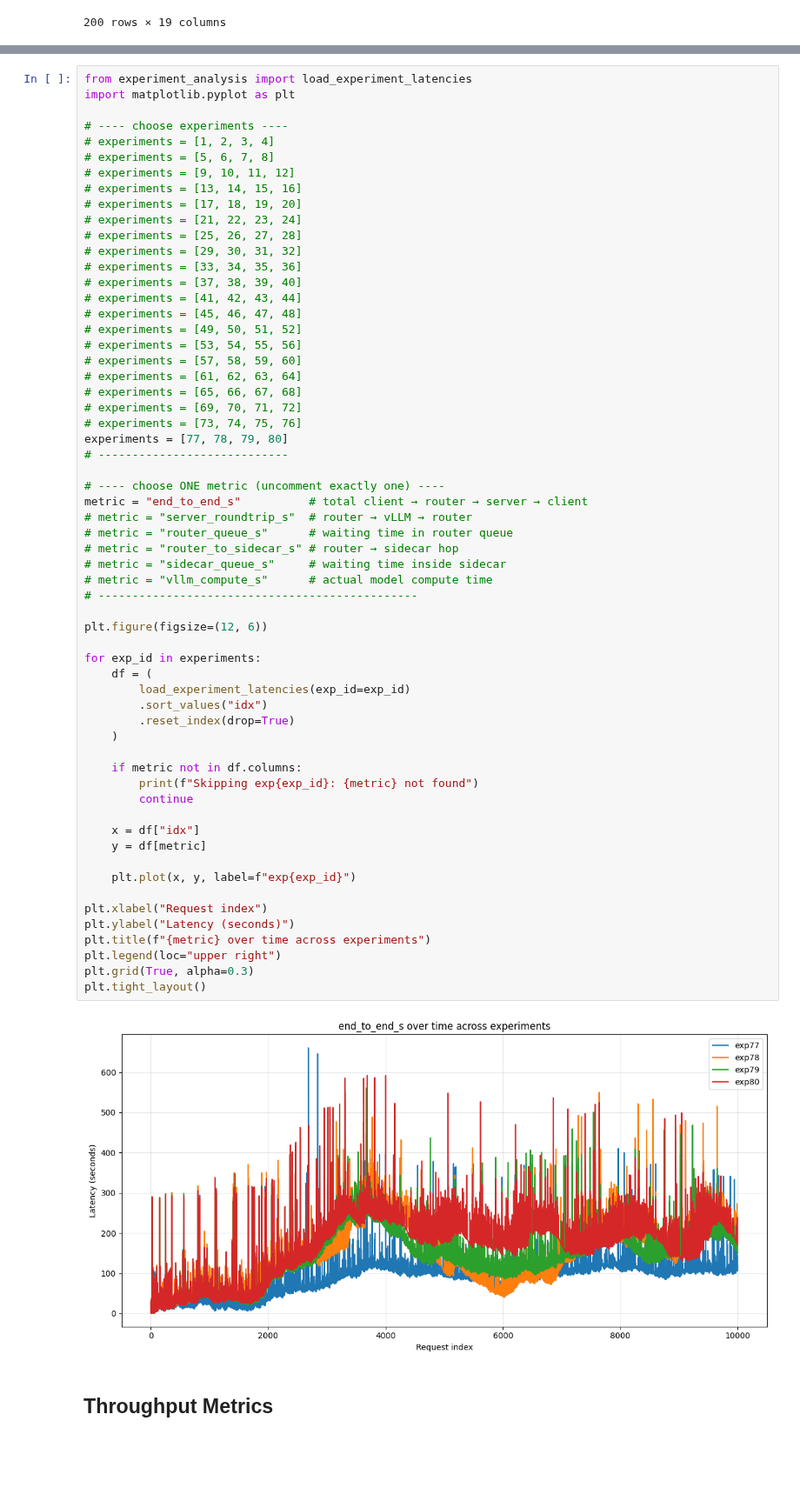
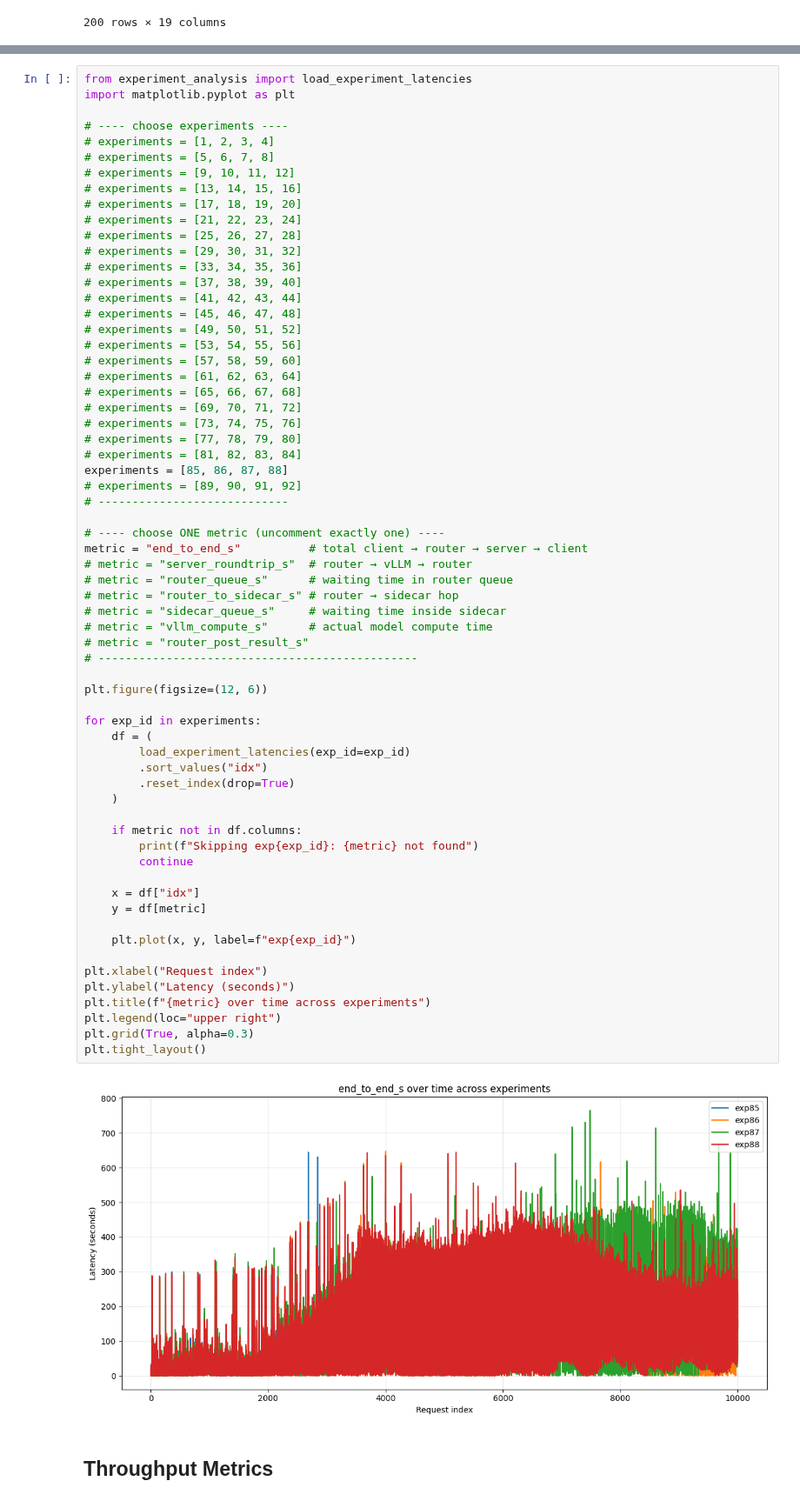
Before and after one commit to immengzi/LLM-LA, a Jupyter notebook: microservice/analysis.ipynb, the cells around one changed output, grey strips where cells are left out. Shown at 87% size. Saved outputs shown, nothing was run; the diff lists cells and outputs as text; blank space fills up the shorter version.

```diff
--- a/microservice/analysis.ipynb
+++ b/microservice/analysis.ipynb
@@ -278,7 +342,10 @@ import matplotlib.pyplot as plt
 # experiments = [65, 66, 67, 68]
 # experiments = [69, 70, 71, 72]
 # experiments = [73, 74, 75, 76]
-experiments = [77, 78, 79, 80]
+# experiments = [77, 78, 79, 80]
+# experiments = [81, 82, 83, 84]
+experiments = [85, 86, 87, 88]
+# experiments = [89, 90, 91, 92]
 # ----------------------------
 
 # ---- choose ONE metric (uncomment exactly one) ----
@@ -288,34 +355,35 @@ metric = "end_to_end_s"          # total client → router → server → client
 # metric = "router_to_sidecar_s" # router → sidecar hop
 # metric = "sidecar_queue_s"     # waiting time inside sidecar
 # metric = "vllm_compute_s"      # actual model compute time
+# metric = "router_post_result_s"
 # -----------------------------------------------
 
 plt.figure(figsize=(12, 6))
 
 for exp_id in experiments:
     df = (
         load_experiment_latencies(exp_id=exp_id)
         .sort_values("idx")
         .reset_index(drop=True)
     )
 
     if metric not in df.columns:
         print(f"Skipping exp{exp_id}: {metric} not found")
         continue
 
     x = df["idx"]
     y = df[metric]
 
     plt.plot(x, y, label=f"exp{exp_id}")
 
 plt.xlabel("Request index")
 plt.ylabel("Latency (seconds)")
 plt.title(f"{metric} over time across experiments")
 plt.legend(loc="upper right")
 plt.grid(True, alpha=0.3)
 plt.tight_layout()
 # %% [output]
-[figure, old version]
+[figure, new version]
 # %% [markdown]
 ## Throughput Metrics
 # %%
```
Also changed, not shown: parts of 8 cells of this notebook, 11 other files.
